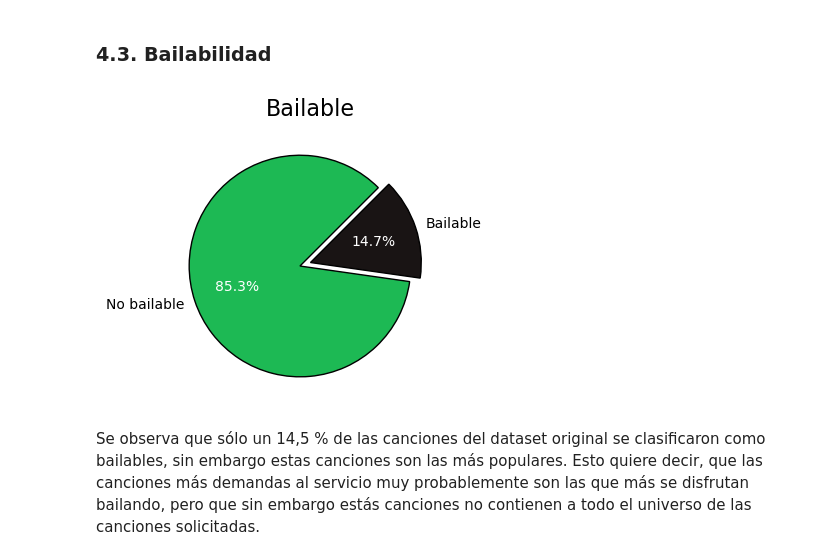
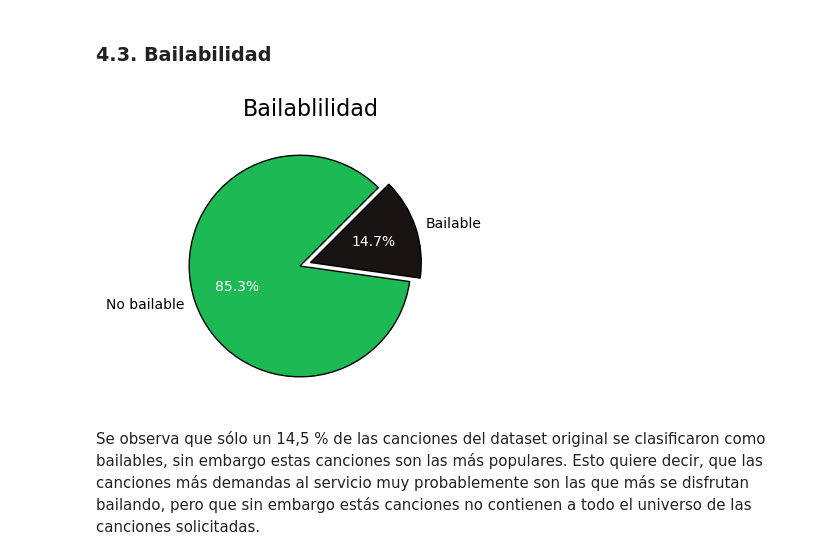
Before and after one commit to MauriJ/Data-Science, a Jupyter notebook: Desafíos/Proyecto final/Proyecto_final_Moran.ipynb, the cells around one changed output. Cells and saved outputs as stored; diff of their text form; code cells hidden in the pictures.

```diff
--- a/Desafíos/Proyecto final/Proyecto_final_Moran.ipynb
+++ b/Desafíos/Proyecto final/Proyecto_final_Moran.ipynb
@@ -273,15 +278,15 @@ df_api['danceable'] = pd.cut(df_api['danceability'], [0, 0.75, 1], labels = grou
 # %%
 plt.figure(figsize = (4,4))
 _, _, autotexts = plt.pie(df.groupby('danceable').size(), labels = ('No bailable', 'Bailable'), explode = (0.1, 0), startangle = 45, autopct = '%1.1f%%', colors = ['#1DB954', '#191414'], wedgeprops = {"edgecolor" : "black", 'linewidth': 1})
 for ins in autotexts:
     ins.set_color('white')
 
-plt.title('Bailable', fontsize = 16)
+plt.title('Bailablilidad', fontsize = 16)
 plt.tight_layout()
 # plt.savefig('Bailabilidad.jpg', dpi = 300)
 plt.show()
 # %% [output]
-[figure, old version]
+[figure, new version]
 # %% [markdown]
 Se observa que sólo un 14,5 % de las canciones del dataset original se clasificaron como bailables, sin embargo estas canciones son las más populares. Esto quiere decir, que las canciones más demandas al servicio muy probablemente son las que más se disfrutan bailando, pero que sin embargo estás canciones no contienen a todo el universo de las canciones solicitadas.
 # %% [markdown]
```
Also changed, not shown: parts of 25 cells of this notebook.
